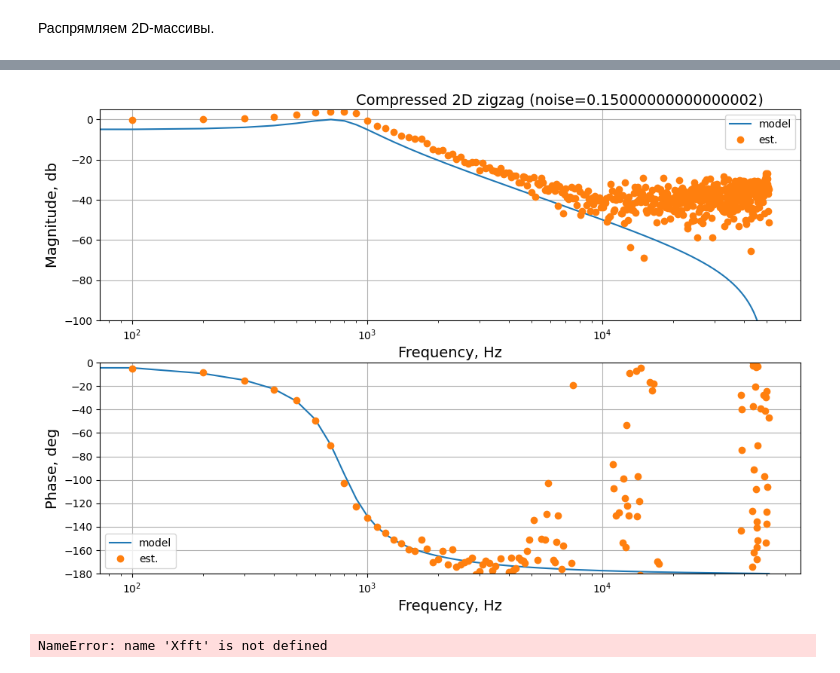
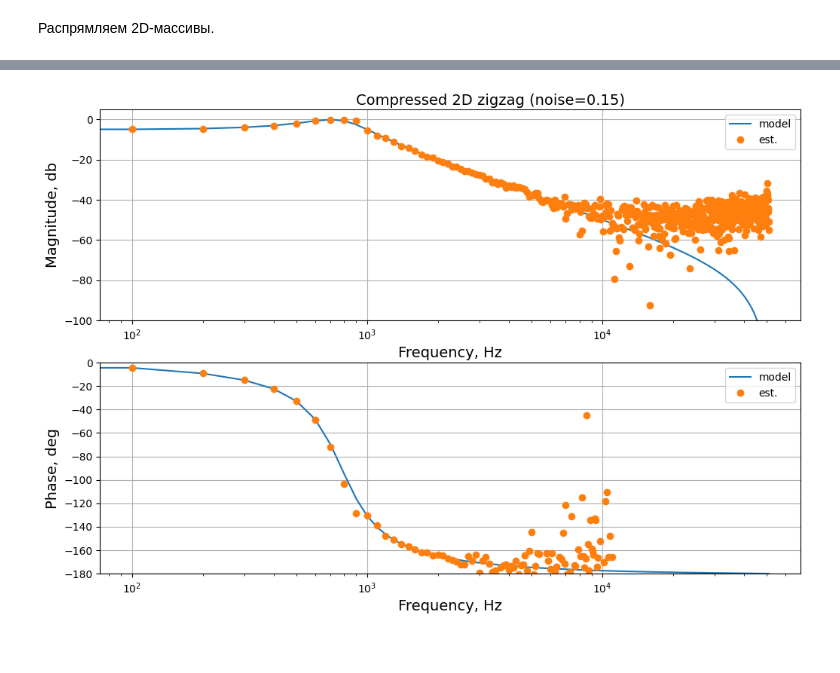
Before and after one commit to romangorbunov91/daub_5_3-int-to-int, a Jupyter notebook: fft_test.ipynb, the cells around one changed output, grey strips where cells are left out. Cells and saved outputs as stored; diff of their text form; code cells hidden in the pictures.

```diff
--- a/fft_test.ipynb
+++ b/fft_test.ipynb
@@ -475,16 +475,20 @@ y_coeff_2D_zeroed = np.empty((N_FREQ,), dtype=object)
 x_compr_2D = np.empty((N_FREQ,), dtype=object)
 y_compr_2D = np.empty((N_FREQ,), dtype=object)
 
-for k, xf in enumerate(x_sq):
+for k, xf, yf in zip(range(N_FREQ), x_sq, y_sq):
     x_coeff_2D[k] = daub_5_3_lift_2D(xf, int_flag=False)
-    x_coeff_2D_zeroed[k]= np.zeros_like(x_coeff_2D[k])
+    y_coeff_2D[k] = daub_5_3_lift_2D(yf, int_flag=False)
+
+    #x_coeff_2D_zeroed[k] = np.zeros_like(x_coeff_2D[k])
+    #y_coeff_2D_zeroed[k] = np.zeros_like(y_coeff_2D[k])
+
+    x_coeff_2D_zeroed[k] = np.zeros((N_ROW, N_COL))
+    y_coeff_2D_zeroed[k] = np.zeros((N_ROW, N_COL))
+
     x_coeff_2D_zeroed[k][:,:N_COL//2] = x_coeff_2D[k][:,:N_COL//2]
+    y_coeff_2D_zeroed[k][:,:N_COL//2] = y_coeff_2D[k][:,:N_COL//2]
     #x_compr_2D_zeroed[k][:N_ROW//2,:N_COL//2] = x_coeff_2D[k][:N_ROW//2,:N_COL//2]
+    #y_compr_2D_zeroed[k][:N_ROW//2,:N_COL//2] = y_coeff_2D[k][:N_ROW//2,:N_COL//2]
+
     x_compr_2D[k] = idaub_5_3_lift_2D(x_coeff_2D_zeroed[k], int_flag=False)
-
-for k, yf in enumerate(y_sq):
-    y_coeff_2D[k] = daub_5_3_lift_2D(yf, int_flag=False)
-    y_coeff_2D_zeroed[k]= np.zeros_like(y_coeff_2D[k])
-    y_coeff_2D_zeroed[k][:,:N_COL//2] = y_coeff_2D[k][:,:N_COL//2]
-    #y_compr_2D_zeroed[k][:N_ROW//2,:N_COL//2] = y_coeff_2D[k][:N_ROW//2,:N_COL//2]
     y_compr_2D[k] = idaub_5_3_lift_2D(y_coeff_2D_zeroed[k], int_flag=False)
@@ -619,14 +630,20 @@ y_coeff_2D_zg_zeroed = np.empty((N_FREQ,), dtype=object)
 x_compr_2D_zg = np.empty((N_FREQ,), dtype=object)
 y_compr_2D_zg = np.empty((N_FREQ,), dtype=object)
 
-for k, xf in enumerate(x_sq_zg):
+for k, xf, yf in zip(range(N_FREQ), x_sq_zg, y_sq_zg):
     x_coeff_2D_zg[k] = daub_5_3_lift_2D(xf, int_flag=False)
-    x_coeff_2D_zg_zeroed[k]= np.zeros_like(x_coeff_2D_zg[k])
+    y_coeff_2D_zg[k] = daub_5_3_lift_2D(yf, int_flag=False)
+
+    #x_coeff_2D_zg_zeroed[k] = np.zeros_like(x_coeff_2D_zg[k])
+    #y_coeff_2D_zg_zeroed[k] = np.zeros_like(y_coeff_2D_zg[k])
+    x_coeff_2D_zg_zeroed[k] = np.zeros((N_ROW, N_COL))
+    y_coeff_2D_zg_zeroed[k] = np.zeros((N_ROW, N_COL))
+
     x_coeff_2D_zg_zeroed[k][-N_ROW//2:,:N_COL//2] = x_coeff_2D_zg[k][-N_ROW//2:,:N_COL//2]
+    y_coeff_2D_zg_zeroed[k][-N_ROW//2:,:N_COL//2] = y_coeff_2D_zg[k][-N_ROW//2:,:N_COL//2]
+
+    x_coeff_2D_zg_zeroed[k][:N_ROW//2:,-N_COL//2:] = x_coeff_2D_zg[k][:N_ROW//2:,-N_COL//2:]
+    y_coeff_2D_zg_zeroed[k][:N_ROW//2:,-N_COL//2:] = y_coeff_2D_zg[k][:N_ROW//2:,-N_COL//2:]
+
     x_compr_2D_zg[k] = idaub_5_3_lift_2D(x_coeff_2D_zg_zeroed[k], int_flag=False)
-
-for k, yf in enumerate(y_sq_zg):
-    y_coeff_2D_zg[k] = daub_5_3_lift_2D(yf, int_flag=False)
-    y_coeff_2D_zg_zeroed[k]= np.zeros_like(y_coeff_2D_zg[k])
-    y_coeff_2D_zg_zeroed[k][-N_ROW//2:,:N_COL//2] = y_coeff_2D_zg[k][-N_ROW//2:,:N_COL//2]
     y_compr_2D_zg[k] = idaub_5_3_lift_2D(y_coeff_2D_zg_zeroed[k], int_flag=False)
@@ -698,33 +718,15 @@ plt.show()
 # %%
 fig, axes = plt.subplots(nrows=2, ncols=1, figsize=user_frqsize)
 for ax, plot_var, ylim, ylable, gain in zip(axes, filter_abs_phase, user_ylim, user_ylabel, gain_abs_arg_compr_2D_zg):
     ax.plot(freq_graph, plot_var, label='model')
     ax.plot(freq, gain, 'o', label='est.')
     ax.set_xscale('log')
     ax.set_xlabel('Frequency, Hz', fontsize=user_fontsize)
     ax.set_ylim(ylim)
     ax.set_ylabel(ylable, fontsize=user_fontsize)
     ax.legend()
     ax.grid(True)
-plt.text(900, 220, 'Compressed 2D zigzag (noise=' + str(NOISE_MAG) + ')', fontsize=user_fontsize)
+plt.text(900, 220, 'Compressed 2D zigzag (noise=' + str(round(NOISE_MAG, 2)) + ')', fontsize=user_fontsize)
 plt.show()
 # %% [output]
-[figure, old version]
+[figure, new version]
-# %%
-N_FREQ = 40
-# Bar width and positions
-width = 1.0
-x_pos = np.arange(len(freq[:N_FREQ]))
-
-plt.bar(x_pos - width/2, np.abs(Xfft[:N_FREQ]), width, label='x', alpha=0.7)
-plt.bar(x_pos + width/2, np.abs(Yfft[:N_FREQ]), width, label='y', alpha=0.7)
-
-plt.xlabel('Frequency Index')
-plt.ylabel('Magnitude')
-plt.title('FFT Comparison - Side-by-Side Bars')
-plt.legend()
-plt.grid(True, alpha=0.3)
-plt.tight_layout()
-plt.show()
-# %% [output]
-NameError: name 'Xfft' is not defined
```
Also changed, not shown: parts of 26 cells of this notebook.
